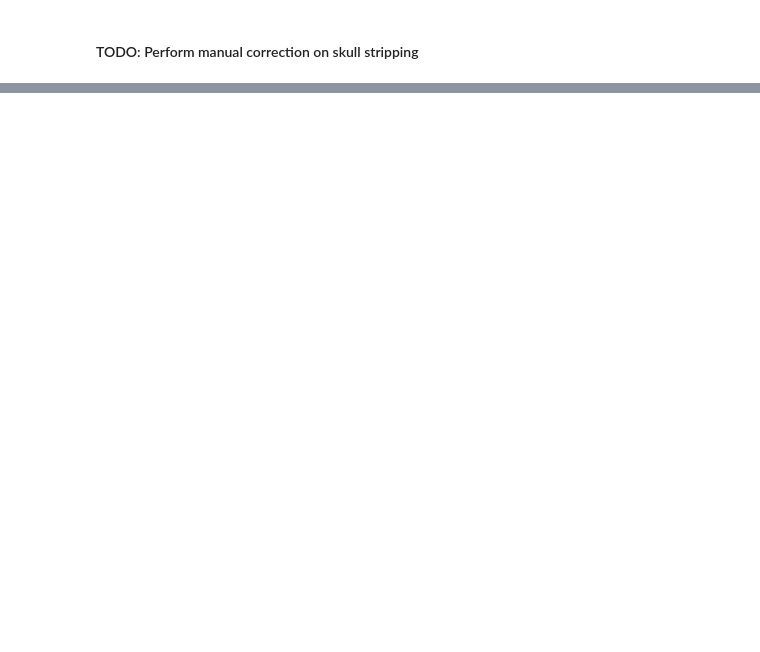
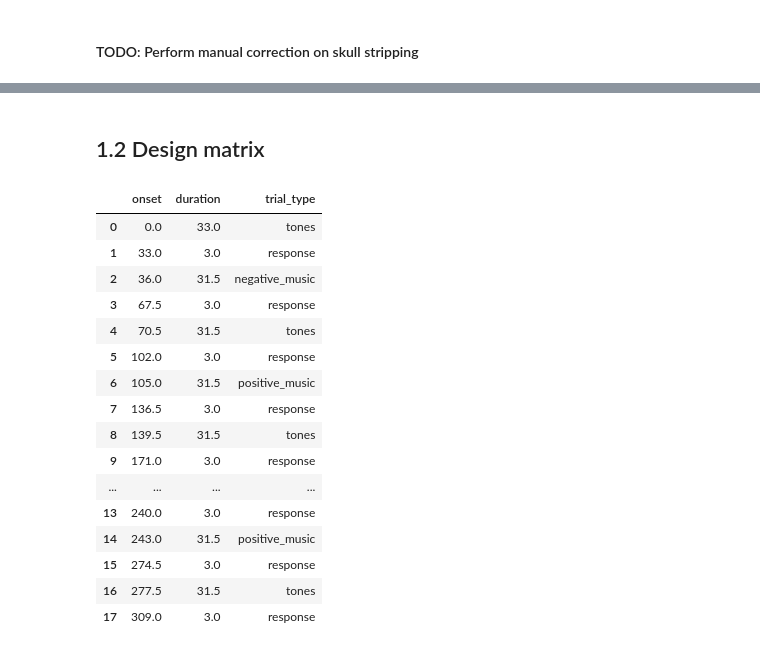
Before and after one commit to Ayphoss/NX-422, a Jupyter notebook: Miniproject-1.ipynb, the cells around one changed output, grey strips where cells are left out. Drawn from its saved outputs; the diff is of its cells as text; code cells hidden in the pictures; blank space fills up the shorter version.

```diff
--- a/Miniproject-1.ipynb
+++ b/Miniproject-1.ipynb
@@ -384,3 +400,28 @@ magic           : b'n+1'
 
 t_r=3.0
 n_scans=
+# %% [markdown]
+## 1.2 Design matrix
+# %%
+# Extracting the events from the 1st run of music task of subject control01
+
+events_1=pd.read_table(op.join(bids_root, "sub-{}".format(subject_id), "func", "sub-{}_task-music_run-{}_events.tsv".format(subject_id, 1)))
+events_1
+# %% [output]
+|  | onset | duration | trial_type |
+| 0 | 0.0 | 33.0 | tones |
+| 1 | 33.0 | 3.0 | response |
+| 2 | 36.0 | 31.5 | negative_music |
+| 3 | 67.5 | 3.0 | response |
+| 4 | 70.5 | 31.5 | tones |
+| 5 | 102.0 | 3.0 | response |
+| 6 | 105.0 | 31.5 | positive_music |
+| 7 | 136.5 | 3.0 | response |
+| 8 | 139.5 | 31.5 | tones |
+| 9 | 171.0 | 3.0 | response |
+| ... | ... | ... | ... |
+| 13 | 240.0 | 3.0 | response |
+| 14 | 243.0 | 31.5 | positive_music |
+| 15 | 274.5 | 3.0 | response |
+| 16 | 277.5 | 31.5 | tones |
+| 17 | 309.0 | 3.0 | response |
```
Also changed, not shown: parts of 22 cells of this notebook.
